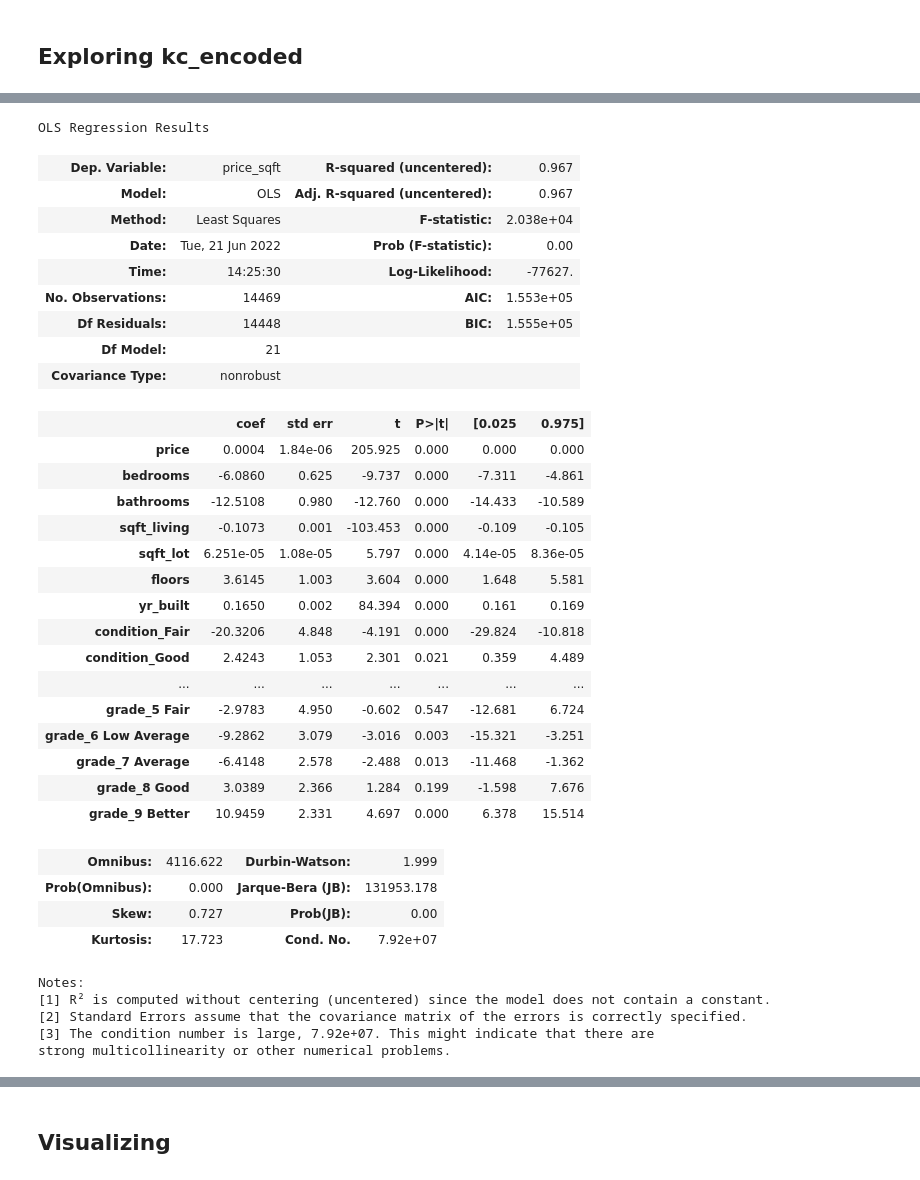
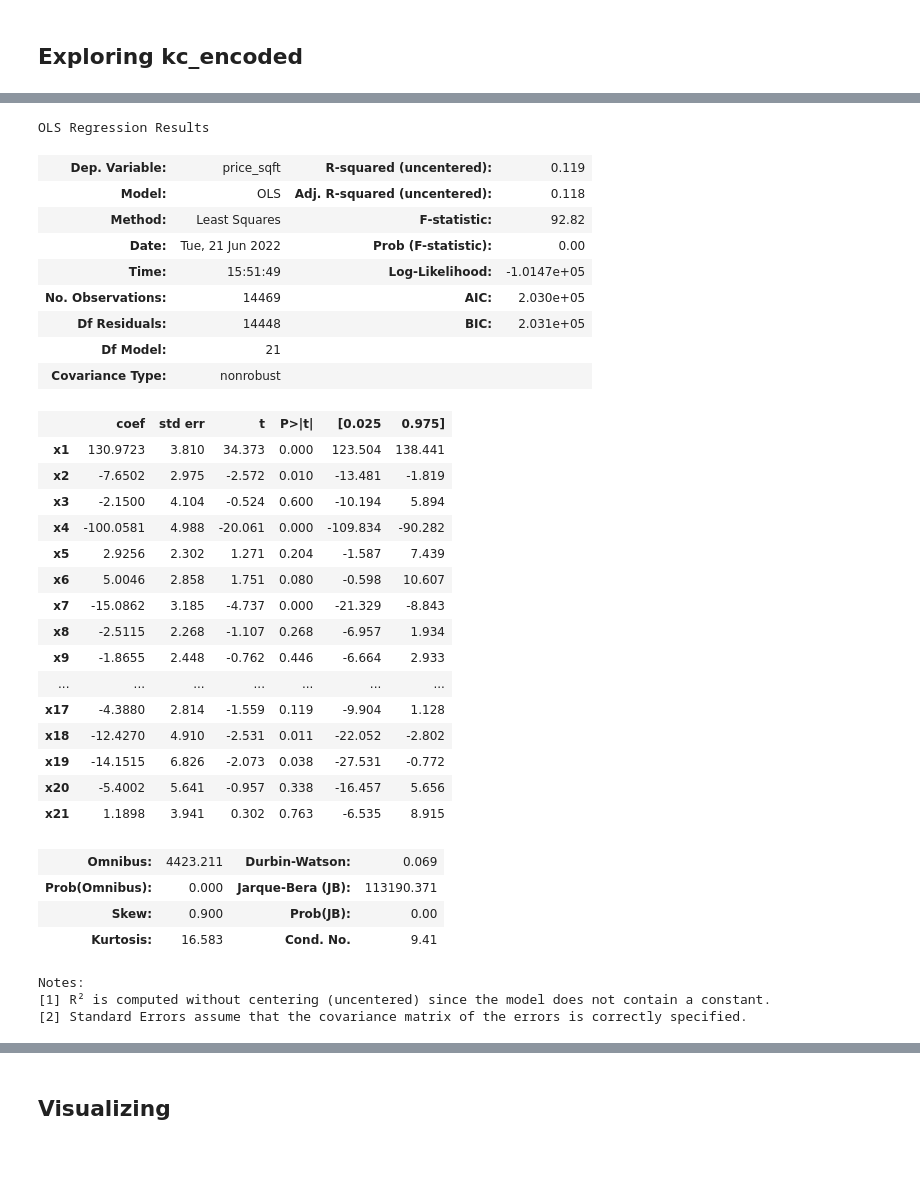
Before and after one commit to ThomasHChapman/P2-SeattleHousing, a Jupyter notebook: working_notebooks/tom_working.ipynb, the cells around one changed output, grey strips where cells are left out. Cells and saved outputs as stored; diff of their text form; code cells hidden in the pictures.

```diff
--- a/working_notebooks/tom_working.ipynb
+++ b/working_notebooks/tom_working.ipynb
@@ -212,3 +300,0 @@ Name: price_sqft, dtype: float64
-# %%
-# add constant term/y-intercept
-predictors = sm.add_constant(train_df)
@@ -214,0 +332,10 @@ predictors = sm.add_constant(train_df)
+# %%
+# Can't look at errors/residuals before modeling!
+from sklearn.linear_model import LinearRegression
+
+lr = LinearRegression()
+
+lr.fit(X_train, y_train)
+
+train_preds = lr.predict(X_train)
+test_preds = lr.predict(X_test)
@@ -214,0 +369,7 @@ predictors = sm.add_constant(train_df)
+# %%
+# Instantiate StandardScaler object
+ss = StandardScaler()
+# %%
+#ss.fit(X_train)
+X_train_scaled = ss.fit_transform(X_train)
+X_train_scaled_df = pd.DataFrame(X_train_scaled, index=X_train.index, columns=X_train.columns)
@@ -215,41 +408,37 @@ predictors = sm.add_constant(train_df)
 # %%
-X = train_df.drop(columns=['price_sqft'])
-y = train_df['price_sqft']
-model = sm.OLS(endog=y, exog=X).fit()
+model = sm.OLS(endog=y_train , exog=X_train_scaled ).fit()
 model.summary()
 # %% [output]
 OLS Regression Results
-| Dep. Variable: | price_sqft | R-squared (uncentered): | 0.967 |
-| Model: | OLS | Adj. R-squared (uncentered): | 0.967 |
-| Method: | Least Squares | F-statistic: | 2.038e+04 |
+| Dep. Variable: | price_sqft | R-squared (uncentered): | 0.119 |
+| Model: | OLS | Adj. R-squared (uncentered): | 0.118 |
+| Method: | Least Squares | F-statistic: | 92.82 |
 | Date: | Tue, 21 Jun 2022 | Prob (F-statistic): | 0.00 |
-| Time: | 14:25:30 | Log-Likelihood: | -77627. |
-| No. Observations: | 14469 | AIC: | 1.553e+05 |
-| Df Residuals: | 14448 | BIC: | 1.555e+05 |
+| Time: | 15:51:49 | Log-Likelihood: | -1.0147e+05 |
+| No. Observations: | 14469 | AIC: | 2.030e+05 |
+| Df Residuals: | 14448 | BIC: | 2.031e+05 |
 | Df Model: | 21 |  |  |
 | Covariance Type: | nonrobust |  |  |
 |  | coef | std err | t | P>|t| | [0.025 | 0.975] |
-| price | 0.0004 | 1.84e-06 | 205.925 | 0.000 | 0.000 | 0.000 |
-| bedrooms | -6.0860 | 0.625 | -9.737 | 0.000 | -7.311 | -4.861 |
-| bathrooms | -12.5108 | 0.980 | -12.760 | 0.000 | -14.433 | -10.589 |
-| sqft_living | -0.1073 | 0.001 | -103.453 | 0.000 | -0.109 | -0.105 |
-| sqft_lot | 6.251e-05 | 1.08e-05 | 5.797 | 0.000 | 4.14e-05 | 8.36e-05 |
-| floors | 3.6145 | 1.003 | 3.604 | 0.000 | 1.648 | 5.581 |
-| yr_built | 0.1650 | 0.002 | 84.394 | 0.000 | 0.161 | 0.169 |
-| condition_Fair | -20.3206 | 4.848 | -4.191 | 0.000 | -29.824 | -10.818 |
-| condition_Good | 2.4243 | 1.053 | 2.301 | 0.021 | 0.359 | 4.489 |
+| x1 | 130.9723 | 3.810 | 34.373 | 0.000 | 123.504 | 138.441 |
+| x2 | -7.6502 | 2.975 | -2.572 | 0.010 | -13.481 | -1.819 |
+| x3 | -2.1500 | 4.104 | -0.524 | 0.600 | -10.194 | 5.894 |
+| x4 | -100.0581 | 4.988 | -20.061 | 0.000 | -109.834 | -90.282 |
+| x5 | 2.9256 | 2.302 | 1.271 | 0.204 | -1.587 | 7.439 |
+| x6 | 5.0046 | 2.858 | 1.751 | 0.080 | -0.598 | 10.607 |
+| x7 | -15.0862 | 3.185 | -4.737 | 0.000 | -21.329 | -8.843 |
+| x8 | -2.5115 | 2.268 | -1.107 | 0.268 | -6.957 | 1.934 |
+| x9 | -1.8655 | 2.448 | -0.762 | 0.446 | -6.664 | 2.933 |
 | ... | ... | ... | ... | ... | ... | ... |
-| grade_5 Fair | -2.9783 | 4.950 | -0.602 | 0.547 | -12.681 | 6.724 |
-| grade_6 Low Average | -9.2862 | 3.079 | -3.016 | 0.003 | -15.321 | -3.251 |
-| grade_7 Average | -6.4148 | 2.578 | -2.488 | 0.013 | -11.468 | -1.362 |
-| grade_8 Good | 3.0389 | 2.366 | 1.284 | 0.199 | -1.598 | 7.676 |
-| grade_9 Better | 10.9459 | 2.331 | 4.697 | 0.000 | 6.378 | 15.514 |
+| x17 | -4.3880 | 2.814 | -1.559 | 0.119 | -9.904 | 1.128 |
+| x18 | -12.4270 | 4.910 | -2.531 | 0.011 | -22.052 | -2.802 |
+| x19 | -14.1515 | 6.826 | -2.073 | 0.038 | -27.531 | -0.772 |
+| x20 | -5.4002 | 5.641 | -0.957 | 0.338 | -16.457 | 5.656 |
+| x21 | 1.1898 | 3.941 | 0.302 | 0.763 | -6.535 | 8.915 |
-| Omnibus: | 4116.622 | Durbin-Watson: | 1.999 |
-| Prob(Omnibus): | 0.000 | Jarque-Bera (JB): | 131953.178 |
-| Skew: | 0.727 | Prob(JB): | 0.00 |
-| Kurtosis: | 17.723 | Cond. No. | 7.92e+07 |
+| Omnibus: | 4423.211 | Durbin-Watson: | 0.069 |
+| Prob(Omnibus): | 0.000 | Jarque-Bera (JB): | 113190.371 |
+| Skew: | 0.900 | Prob(JB): | 0.00 |
+| Kurtosis: | 16.583 | Cond. No. | 9.41 |
 Notes:
 [1] R² is computed without centering (uncentered) since the model does not contain a constant.
 [2] Standard Errors assume that the covariance matrix of the errors is correctly specified.
-[3] The condition number is large, 7.92e+07. This might indicate that there are
-strong multicollinearity or other numerical problems.
```
Also changed, not shown: parts of 32 cells of this notebook.
